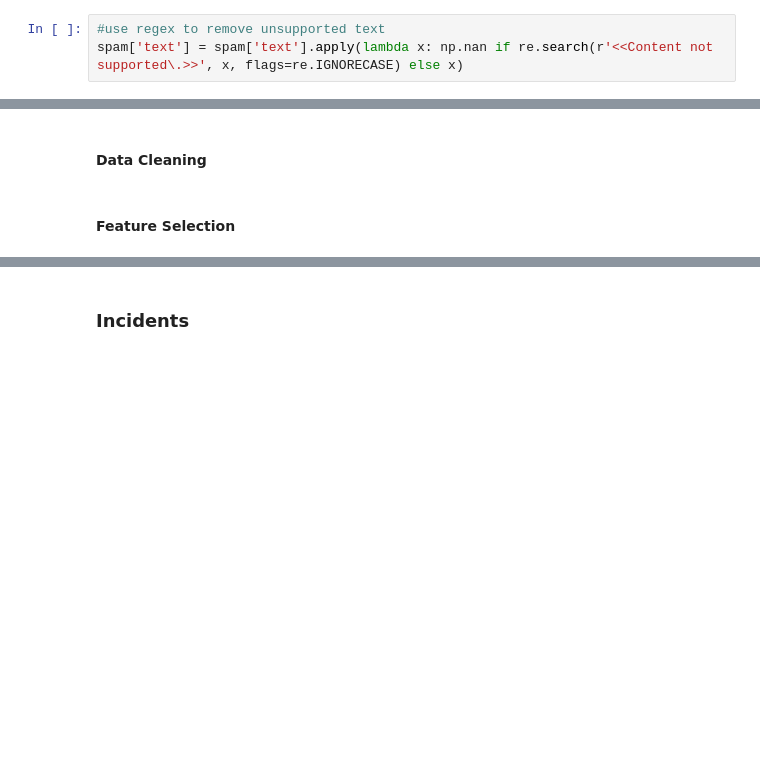
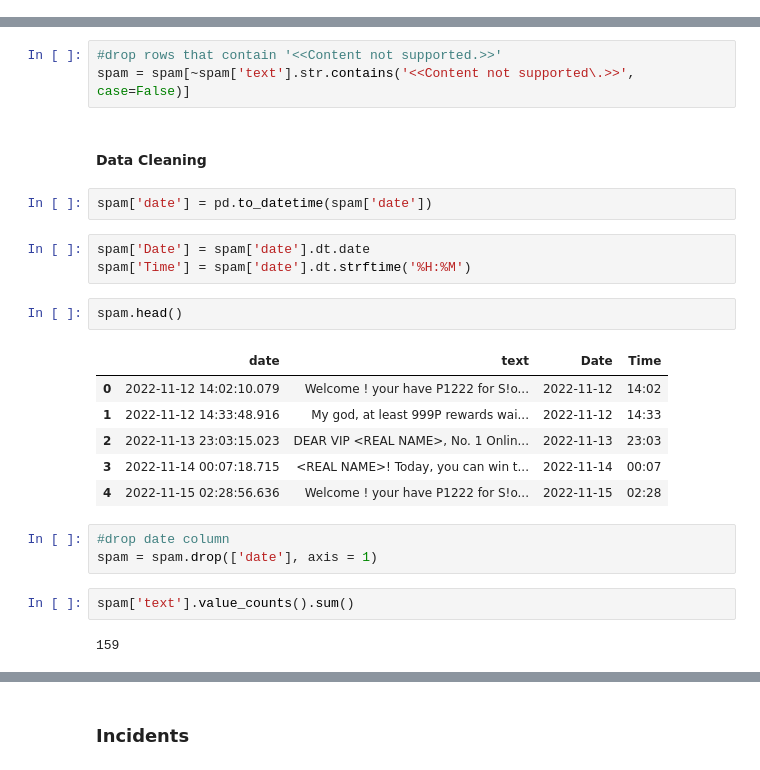
Before and after one commit to AGR-Yes/ScamMessagesPhilippines, a Jupyter notebook: PhilippineSpamSMS_Phase_1.ipynb, the cells around one changed output, grey strips where cells are left out. Drawn from its saved outputs; the diff is of its cells as text; blank space fills up the shorter version.

Commit message:
spam cleaning

```diff
--- a/PhilippineSpamSMS_Phase_1.ipynb
+++ b/PhilippineSpamSMS_Phase_1.ipynb
@@ -717,6 +717,3 @@ spam.head()
 | 2 | 2022-11-13 23:03:15.023 | DEAR VIP <REAL NAME>, No. 1 Onlin... |
 | 3 | 2022-11-14 00:07:18.715 | <REAL NAME>! Today, you can win t... |
 | 4 | 2022-11-15 02:28:56.636 | Welcome ! your have P1222 for S!o... |
-# %%
-#use regex to remove unsupported text
-spam['text'] = spam['text'].apply(lambda x: np.nan if re.search(r'<<Content not supported\.>>', x, flags=re.IGNORECASE) else x)
@@ -735,4 +720,26 @@ memory usage: 2.8+ KB
+# %%
+#drop rows that contain '<<Content not supported.>>'
+spam = spam[~spam['text'].str.contains('<<Content not supported\.>>', case=False)]
 # %% [markdown]
 #### **Data Cleaning**
-# %% [markdown]
-#### **Feature Selection**
+# %%
+spam['date'] = pd.to_datetime(spam['date'])
+# %%
+spam['Date'] = spam['date'].dt.date
+spam['Time'] = spam['date'].dt.strftime('%H:%M')
+# %%
+spam.head()
+# %% [output]
+|  | date | text | Date | Time |
+| 0 | 2022-11-12 14:02:10.079 | Welcome ! your have P1222 for S!o... | 2022-11-12 | 14:02 |
+| 1 | 2022-11-12 14:33:48.916 | My god, at least 999P rewards wai... | 2022-11-12 | 14:33 |
+| 2 | 2022-11-13 23:03:15.023 | DEAR VIP <REAL NAME>, No. 1 Onlin... | 2022-11-13 | 23:03 |
+| 3 | 2022-11-14 00:07:18.715 | <REAL NAME>! Today, you can win t... | 2022-11-14 | 00:07 |
+| 4 | 2022-11-15 02:28:56.636 | Welcome ! your have P1222 for S!o... | 2022-11-15 | 02:28 |
+# %%
+#drop date column
+spam = spam.drop(['date'], axis = 1)
+# %%
+spam['text'].value_counts().sum()
+# %% [output]
+159
```
Also changed, not shown: parts of 2 cells of this notebook.
